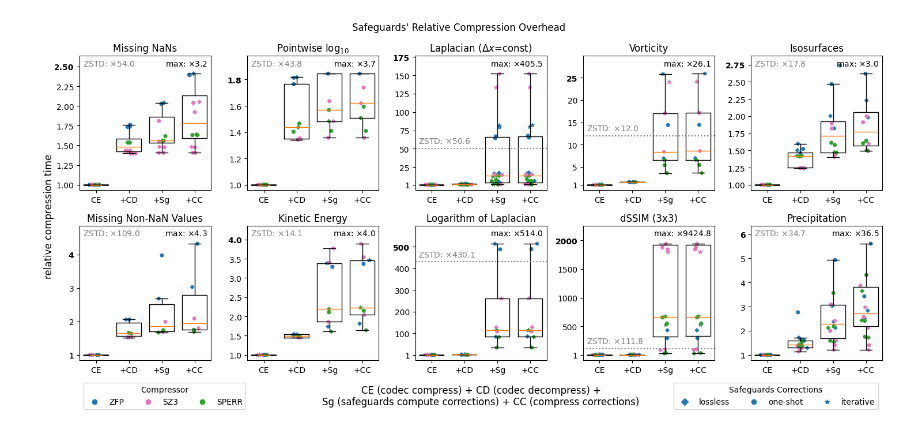
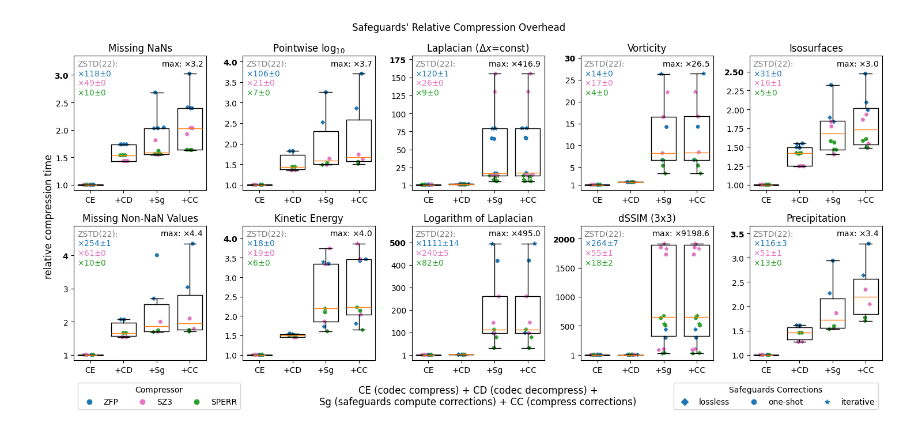
Before and after one commit to juntyr/compression-safeguards, a Jupyter notebook: examples/overhead.ipynb, the cells around one changed output. Saved outputs shown, nothing was run; the diff lists cells and outputs as text; code cells hidden in the pictures.

Commit message:
Update the overhead plots

```diff
--- a/examples/overhead.ipynb
+++ b/examples/overhead.ipynb
@@ -15,7 +16,9 @@ colors = {
 }
 # %%
 fig = plt.figure(layout="tight", figsize=(15, 7))
-gs = GridSpec(3, 5, figure=fig, height_ratios=[1, 1, 0.0])
+gs = GridSpec(
+    3, 5, figure=fig, height_ratios=[1, 1, 0.0]
+)  # width_ratios=[20, 1, 20, 1, 20, 1, 20, 1, 20, 1]
 
 for i, (name, title) in enumerate(
     {
@@ -43,9 +46,21 @@ for i, (name, title) in enumerate(
     corrections_encode_timings = []
 
     zstd_encode_timing = None
-    zstd_rel_encode_timings = []
+    zstd_rel_encode_timings = {c: [] for c in colors.keys()}
 
     for result in observations:
+        if name == "precipitation.json":
+            decoded_bytes, *_ = result["decoded_bytes"][
+                observe.json_hash(
+                    result["codec"]["codec"]
+                    if result["codec"]["id"] == "safeguards"
+                    else result["codec"]
+                )
+            ]
+            # skip tiny observation datasets, which have too much noise
+            if decoded_bytes == 576:
+                continue
+
         if result["codec"]["id"] == "zstd.rs":
             (zstd_encode_timing,) = result["encode_timing"][
                 observe.json_hash(result["codec"])
@@ -84,8 +99,15 @@ for i, (name, title) in enumerate(
         ]
         # corrections lossless codec may be skipped if no corrections are needed
         (lossless_for_corrections_encode_timing,) = result["encode_timing"].get(
-            observe.json_hash(result["codec"]["lossless"]["for_corrections"]), [0]
+            observe.json_hash(result["codec"]["lossless"]["for_corrections"]), [None]
         )
+
+        # skip when no corrections were needed
+        # - log10 with pwe metacodec
+        # - NaN with SZ3[v3.3]
+        # - radial Laplacian with the 3rd error bound
+        if lossless_for_corrections_encode_timing is None:
+            continue
 
         (safeguarded_decode_timing,) = result["decode_timing"][
             observe.json_hash(result["codec"])
@@ -117,7 +139,9 @@ for i, (name, title) in enumerate(
             / codec_encode_encode_timing
         )
 
-        zstd_rel_encode_timings.append(zstd_encode_timing / codec_encode_encode_timing)
+        zstd_rel_encode_timings[codec_id].append(
+            zstd_encode_timing / codec_encode_encode_timing
+        )
 
     is_losslesss = np.array(is_losslesss)
     is_iteratives = np.array(is_iteratives)
@@ -241,18 +265,32 @@ for i, (name, title) in enumerate(
         s=16,
     )
 
-    ax.axhline(np.mean(zstd_rel_encode_timings), c="gray", ls=":")
-    ax.text(
-        -0.08,
-        min(
-            b4["caps"][1].get_data()[1][0] + extra / 2,
-            np.mean(zstd_rel_encode_timings) + extra / 4,
+    zstd_text = mof.VPacker(
+        children=[
+            mof.TextArea(
+                "ZSTD(22):", textprops=dict(ha="left", va="center", color="gray")
+            ),
+        ]
+        + [
+            mof.TextArea(
+                rf"$\times${int(np.round(np.mean(zstd_rel_encode_timings[c])))}$\pm${int(np.round(np.std(zstd_rel_encode_timings[c])))}",
+                textprops=dict(ha="left", va="center", color=colors[c]),
+            )
+            for c in zstd_rel_encode_timings.keys()
+        ],
+        sep=2,
+    )
+    zstd_annot = mof.AnnotationBbox(
+        zstd_text,
+        xy=(
+            -0.08,
+            b4["caps"][1].get_data()[1][0] - extra * 1.7,
         ),
-        rf"ZSTD: $\times${np.round(np.mean(zstd_rel_encode_timings), 1)}",
-        ha="left",
-        va="bottom",
-        c="gray",
+        box_alignment=(0, 0),
+        pad=0,
+        frameon=False,
     )
+    ax.add_artist(zstd_annot)
 
 fig.suptitle("Safeguards' Relative Compression Overhead")
 fig.supylabel("relative compression time")
@@ -304,32 +342,32 @@ ax.legend(
             [0],
             [0],
             marker="*",
             color="none",
             markerfacecolor=colors["zfp.rs"],
             markeredgecolor=colors["zfp.rs"],
             label="iterative",
         ),
     ],
     ncol=3,
     loc="center right",
     title="Safeguards Corrections",
 )
 ax.add_artist(l1)
 ax.text(
     0.5,
     0.5,
     "CE (codec compress) + CD (codec decompress) +\nSg (safeguards compute corrections) + CC (compress corrections)",
     ha="center",
     va="center",
     transform=ax.transAxes,
     fontsize="large",
 )
 
 plt.tight_layout()
 
 plt.savefig(Path("plots") / "overhead-compression.pdf", dpi=300)
 
 plt.show()
 # %% [output]
-[figure, old version]
+[figure, new version]
 # %%
```
Also changed, not shown: parts of 2 cells of this notebook.
